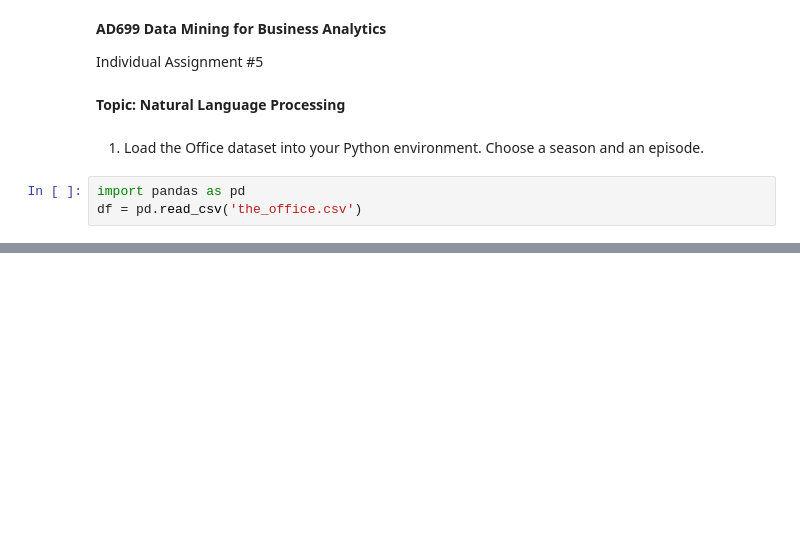
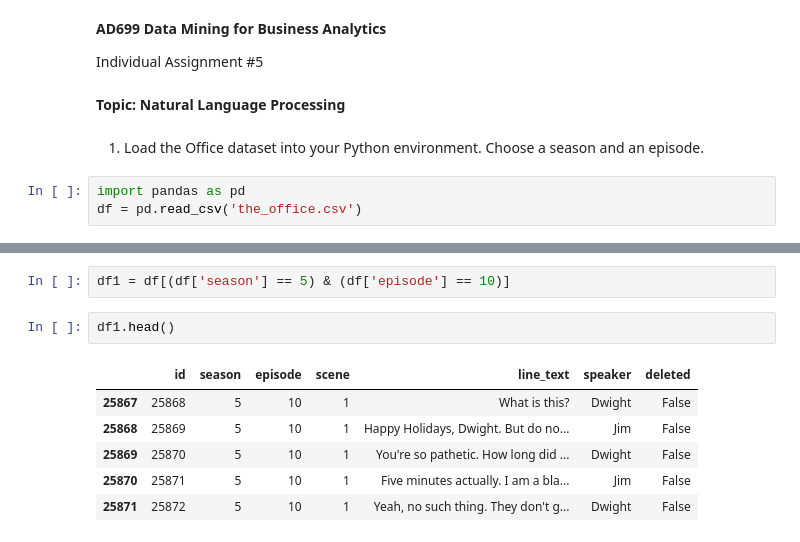
Before and after one commit to prabuj1611/ABA_Coding_Challenge, a Jupyter notebook: data_mining_for_business_analytics_individual_assignment_5.ipynb, the cells around one changed output, grey strips where cells are left out. Drawn from its saved outputs; the diff is of its cells as text; blank space fills up the shorter version.

```diff
--- a/data_mining_for_business_analytics_individual_assignment_5.ipynb
+++ b/data_mining_for_business_analytics_individual_assignment_5.ipynb
@@ -13,0 +53,11 @@ df = pd.read_csv('the_office.csv')
+# %%
+df1 = df[(df['season'] == 5) & (df['episode'] == 10)]
+# %%
+df1.head()
+# %% [output]
+|  | id | season | episode | scene | line_text | speaker | deleted |
+| 25867 | 25868 | 5 | 10 | 1 | What is this? | Dwight | False |
+| 25868 | 25869 | 5 | 10 | 1 | Happy Holidays, Dwight. But do no... | Jim | False |
+| 25869 | 25870 | 5 | 10 | 1 | You're so pathetic. How long did ... | Dwight | False |
+| 25870 | 25871 | 5 | 10 | 1 | Five minutes actually. I am a bla... | Jim | False |
+| 25871 | 25872 | 5 | 10 | 1 | Yeah, no such thing. They don't g... | Dwight | False |
```
Also changed, not shown: parts of 8 cells of this notebook.
